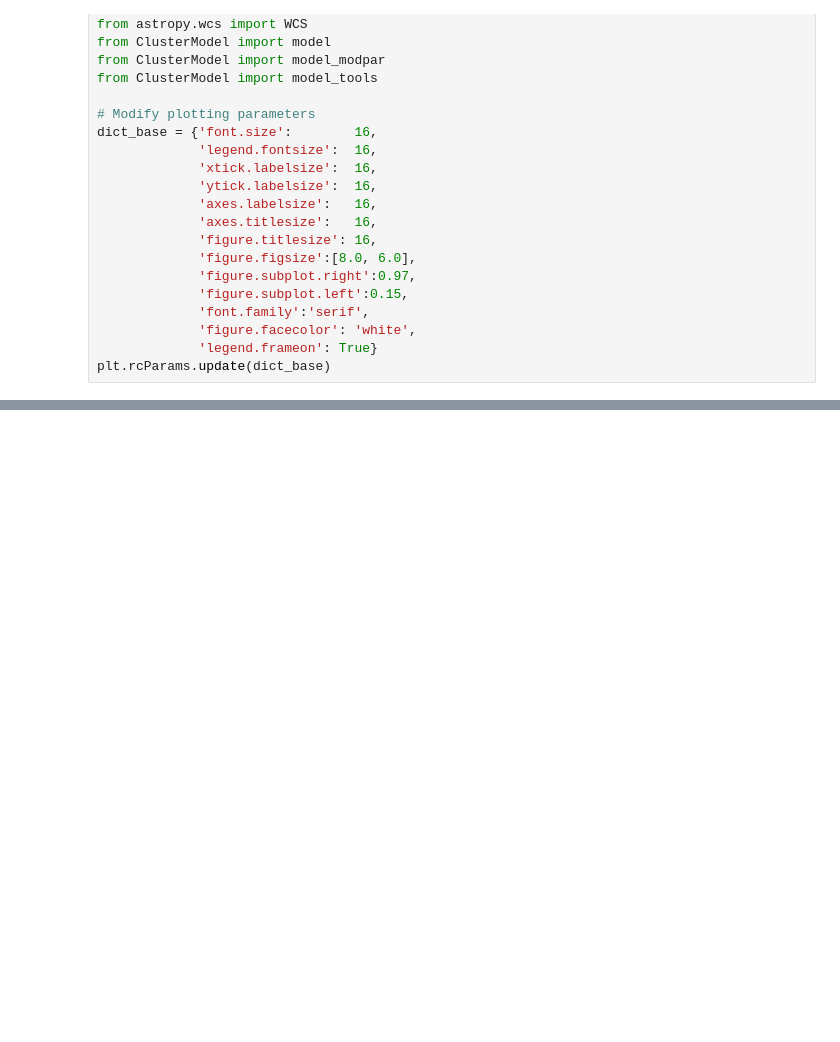
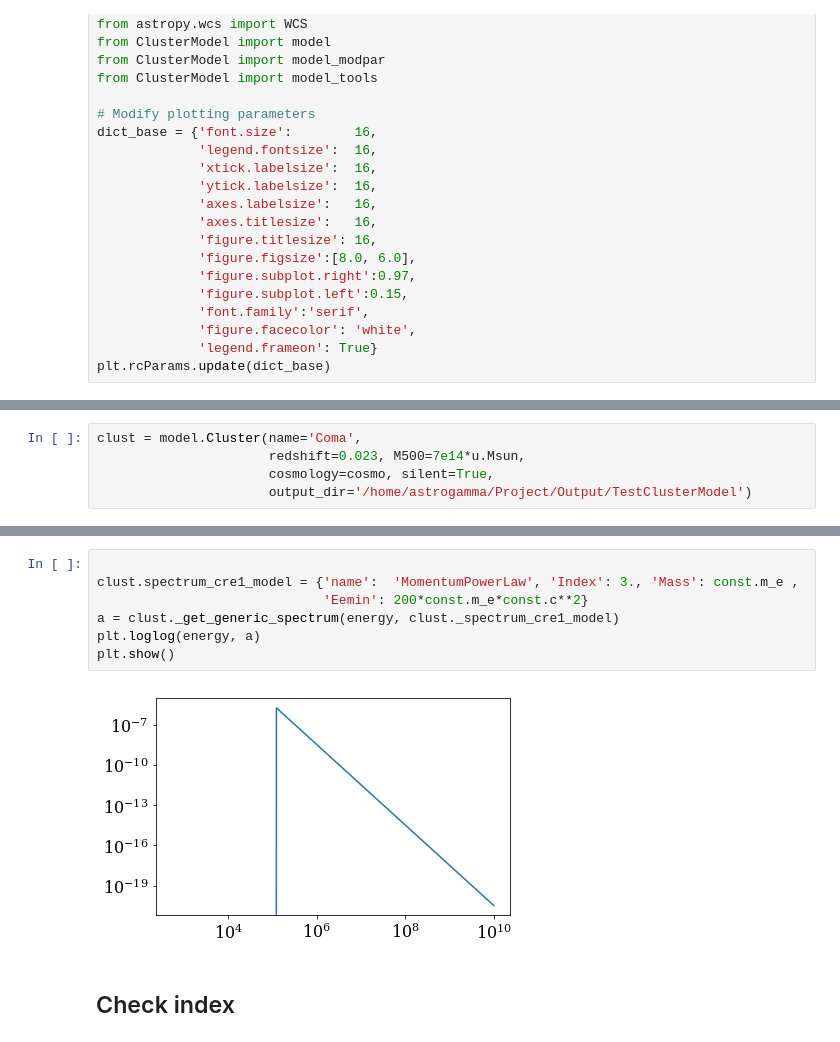
Before and after one commit to renlliang3/ClusterModel, a Jupyter notebook: notebook/HazalNotebooks/MomentumSpacePowerLaw.ipynb, the cells around one changed output, grey strips where cells are left out. Drawn from its saved outputs; the diff is of its cells as text; blank space fills up the shorter version.

```diff
--- a/notebook/HazalNotebooks/MomentumSpacePowerLaw.ipynb
+++ b/notebook/HazalNotebooks/MomentumSpacePowerLaw.ipynb
@@ -207,0 +33,5 @@ f
+# %%
+clust = model.Cluster(name='Coma',
+                      redshift=0.023, M500=7e14*u.Msun,
+                      cosmology=cosmo, silent=True,
+                      output_dir='/home/astrogamma/Project/Output/TestClusterModel')
@@ -207,0 +112,11 @@ f
+# %%
+
+clust.spectrum_cre1_model = {'name':  'MomentumPowerLaw', 'Index': 3., 'Mass': const.m_e ,
+                             'Eemin': 200*const.m_e*const.c**2}
+a = clust._get_generic_spectrum(energy, clust._spectrum_cre1_model)
+plt.loglog(energy, a)
+plt.show()
+# %% [output]
+[figure, added]
+# %% [markdown]
+## Check index
```
Also changed, not shown: parts of 57 cells of this notebook, 3 other files.
